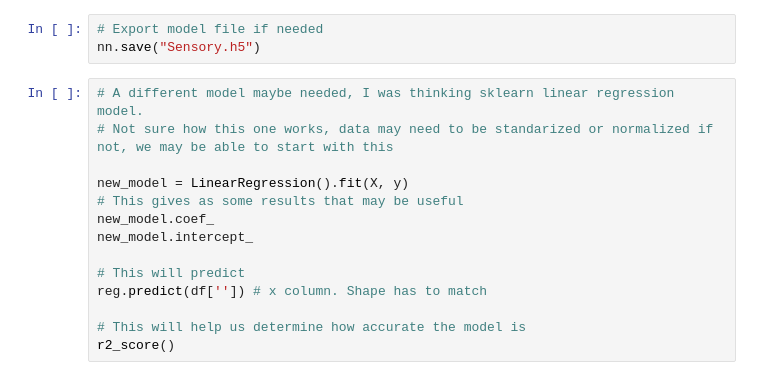
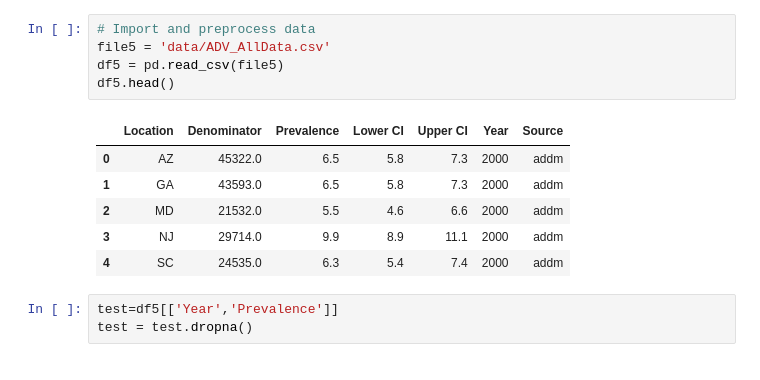
Before and after one commit to Tara-Lightner/Sensory_Needs_Occupational_Therapy, a Jupyter notebook: sensory_ml.ipynb, the cells around one changed output. Cells and saved outputs as stored; diff of their text form.

```diff
--- a/sensory_ml.ipynb
+++ b/sensory_ml.ipynb
@@ -76,17 +11,15 @@ print(f"Loss: {model_loss}, Accuracy: {model_accuracy}")
-# %%
-# Export model file if needed
-nn.save("Sensory.h5")
-# %%
-# A different model maybe needed, I was thinking sklearn linear regression model.
-# Not sure how this one works, data may need to be standarized or normalized if not, we may be able to start with this
-
-new_model = LinearRegression().fit(X, y)
-# This gives as some results that may be useful
-new_model.coef_
-new_model.intercept_
-
-# This will predict
-reg.predict(df['']) # x column. Shape has to match
-
-# This will help us determine how accurate the model is
-r2_score()
+# %%
+# Import and preprocess data
+file5 = 'data/ADV_AllData.csv'
+df5 = pd.read_csv(file5)
+df5.head()
+# %% [output]
+|  | Location | Denominator | Prevalence | Lower CI | Upper CI | Year | Source |
+| 0 | AZ | 45322.0 | 6.5 | 5.8 | 7.3 | 2000 | addm |
+| 1 | GA | 43593.0 | 6.5 | 5.8 | 7.3 | 2000 | addm |
+| 2 | MD | 21532.0 | 5.5 | 4.6 | 6.6 | 2000 | addm |
+| 3 | NJ | 29714.0 | 9.9 | 8.9 | 11.1 | 2000 | addm |
+| 4 | SC | 24535.0 | 6.3 | 5.4 | 7.4 | 2000 | addm |
+# %%
+test=df5[['Year','Prevalence']]
+test = test.dropna()
```
Also changed, not shown: parts of 11 cells of this notebook, 1 other file.
